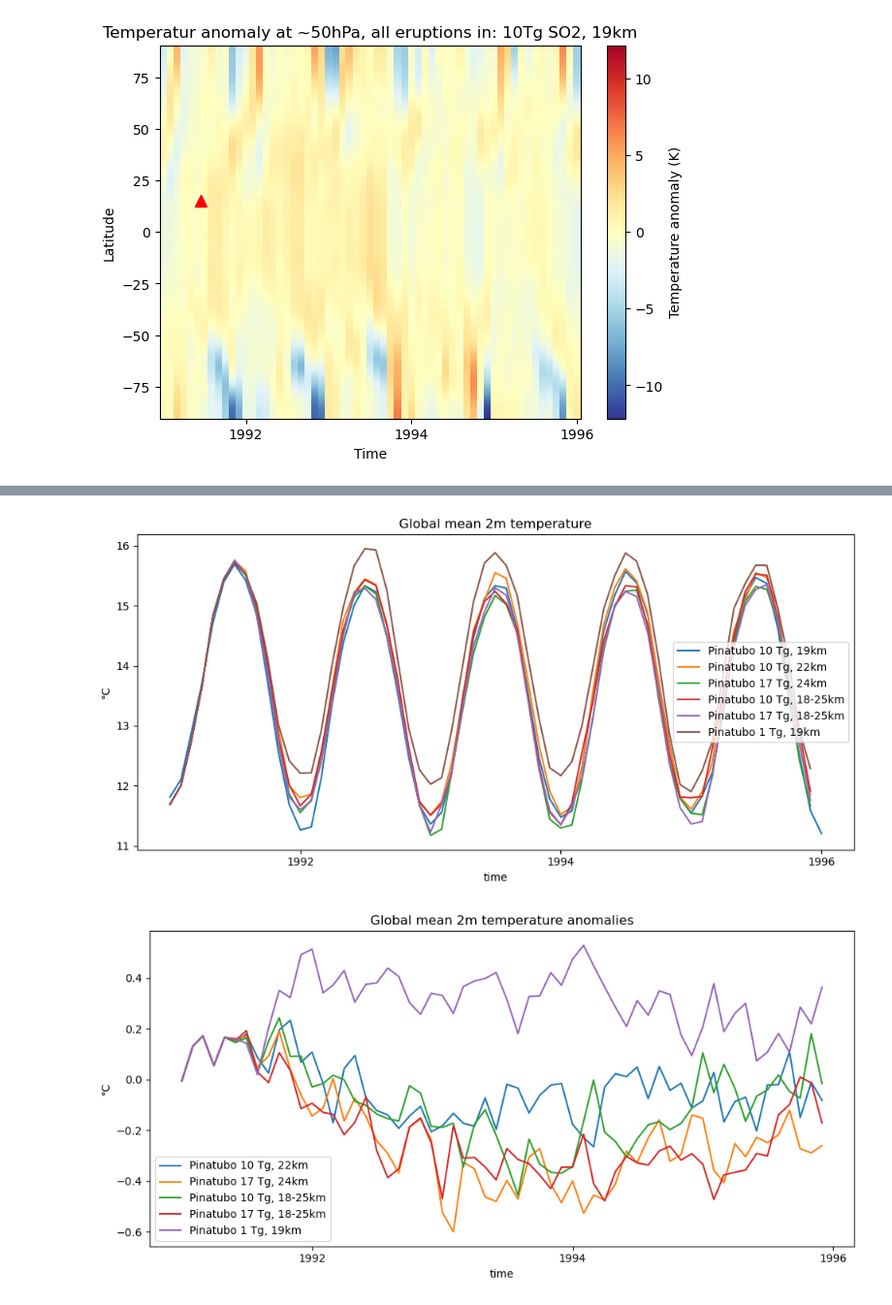
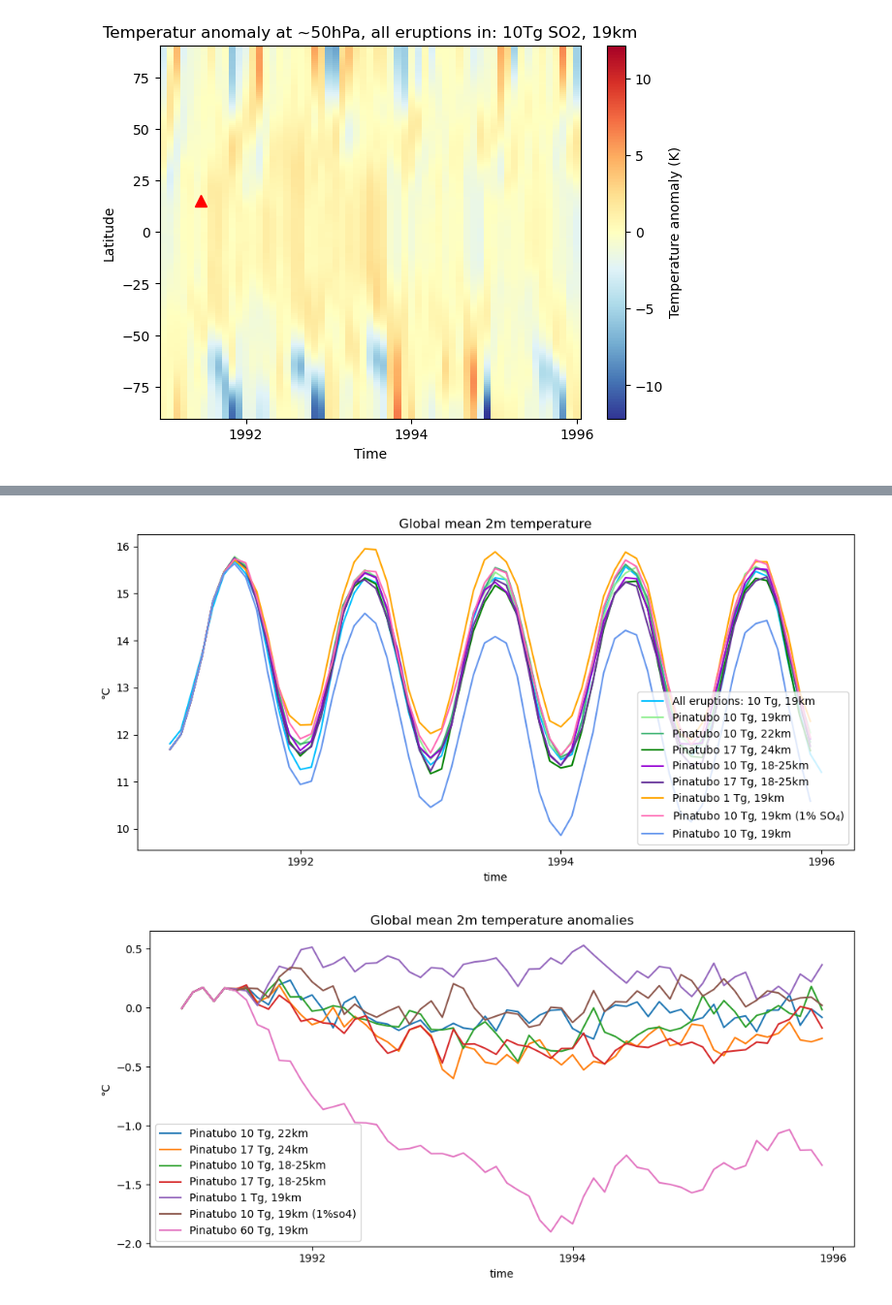
Before and after one commit to EliHHogemo/master_thesis, a Jupyter notebook: climate_responces.ipynb, the cells around one changed output, grey strips where cells are left out. Shown at 97% size. Cells and saved outputs as stored; diff of their text form; code cells hidden in the pictures.

```diff
--- a/climate_responces.ipynb
+++ b/climate_responces.ipynb
@@ -287,11 +272,14 @@ baseline = temp_ctrl.sel(time=slice("1976-01", "1990-12"))
 base = baseline.groupby("time.month").mean("time")
 # %%
 t_19 = ds_19["TREFHT"].sel(time=slice("1991-01", "1996-01"))
+t_19_c = ds_19_c["TREFHT"]
 t_22 = ds_22["TREFHT"]
 t_24 = ds_24["TREFHT"]
 t_1825 = ds_1825["TREFHT"]
 t_1825_17tg = ds_1825_17tg["TREFHT"]
 t_1tg = ds_1tg["TREFHT"]
+t_1pr= ds_1pr["TREFHT"]
+t_60tg = ds_60tg["TREFHT"]
 # %%
 def global_mean(da):
     lat = da["lat"]
@@ -299,20 +287,27 @@ def global_mean(da):
     return da.weighted(weights).mean(dim=("lat", "lon"))
 
 ts_19 = global_mean(t_19) - 273.15
+ts_19_c = global_mean(t_19_c) - 273.15
 ts_22 = global_mean(t_22) - 273.15
 ts_24 = global_mean(t_24) - 273.15
 ts_1825 = global_mean(t_1825) - 273.15
 ts_1825_17tg = global_mean(t_1825_17tg) - 273.15
 ts_1tg = global_mean(t_1tg) - 273.15
+ts_1pr = global_mean(t_1pr) - 273.15
+ts_60tg = global_mean(t_60tg) - 273.15
 # %%
 plt.figure(figsize=(10,5))
 
-plt.plot(ts_19["time"], ts_19, label="Pinatubo 10 Tg, 19km")
-plt.plot(ts_22["time"], ts_22, label="Pinatubo 10 Tg, 22km")
-plt.plot(ts_24["time"], ts_24, label="Pinatubo 17 Tg, 24km")
-plt.plot(ts_1825["time"], ts_1825, label="Pinatubo 10 Tg, 18-25km")
-plt.plot(ts_1825_17tg["time"], ts_1825_17tg, label="Pinatubo 17 Tg, 18-25km")
-plt.plot(ts_1tg["time"], ts_1tg, label="Pinatubo 1 Tg, 19km")
+plt.plot(ts_19["time"], ts_19, color = "deepskyblue", label="All eruptions: 10 Tg, 19km")
+plt.plot(ts_19_c["time"], ts_19_c, color = "lightgreen", label="Pinatubo 10 Tg, 19km")
+plt.plot(ts_22["time"], ts_22, color = "mediumseagreen", label="Pinatubo 10 Tg, 22km")
+plt.plot(ts_24["time"], ts_24, color = "green", label="Pinatubo 17 Tg, 24km")
+plt.plot(ts_1825["time"], ts_1825, color="darkviolet", label="Pinatubo 10 Tg, 18-25km")
+plt.plot(ts_1825_17tg["time"], ts_1825_17tg, color="rebeccapurple", label="Pinatubo 17 Tg, 18-25km")
+plt.plot(ts_1tg["time"], ts_1tg, color="orange", label="Pinatubo 1 Tg, 19km")
+plt.plot(ts_1pr["time"], ts_1pr, color="hotpink", label="Pinatubo 10 Tg, 19km (1% SO$_4$)")
+plt.plot(ts_60tg["time"], ts_60tg, color="cornflowerblue", label="Pinatubo 10 Tg, 19km")
+
 
 plt.xlabel("time")
 plt.ylabel("°C")
@@ -321,7 +316,7 @@ plt.title("Global mean 2m temperature")
 plt.tight_layout()
 plt.show()
 # %% [output]
-[figure, old version]
+[figure, new version]
 # %%
 def anomalies(da, base_monthly):
     return da.groupby("time.month") - base_monthly
@@ -332,6 +327,8 @@ a_24 = anomalies(ts_24, base)
 a_1825 = anomalies(ts_1825, base)
 a_1825_17tg = anomalies(ts_1825_17tg, base)
 a_1tg = anomalies(ts_1tg, base)
+a_1pr = anomalies(ts_1pr, base)
+a_60tg = anomalies(ts_60tg, base)
 
 a_19 = global_mean(a_19)
 a_22 = global_mean(a_22)
@@ -339,24 +336,28 @@ a_24 = global_mean(a_24)
 a_1825 = global_mean(a_1825)
 a_1825_17tg = global_mean(a_1825_17tg)
 a_1tg = global_mean(a_1tg)
+a_1pr = global_mean(a_1pr)
+a_60tg = global_mean(a_60tg)
 # %%
 plt.figure(figsize=(10,5))
 
 #plt.plot(a_19["time"], a_19, label="Pinatubo 10 Tg, 19km")
 plt.plot(a_22["time"], a_22, label="Pinatubo 10 Tg, 22km")
 plt.plot(a_24["time"], a_24, label="Pinatubo 17 Tg, 24km")
 plt.plot(a_1825["time"], a_1825, label="Pinatubo 10 Tg, 18-25km")
 plt.plot(a_1825_17tg["time"], a_1825_17tg, label="Pinatubo 17 Tg, 18-25km")
 plt.plot(a_1tg["time"], a_1tg, label="Pinatubo 1 Tg, 19km")
+plt.plot(a_1pr["time"], a_1pr, label="Pinatubo 10 Tg, 19km (1%so4)")
+plt.plot(a_60tg["time"], a_60tg, label="Pinatubo 60 Tg, 19km")
 
 plt.xlabel("time")
 plt.ylabel("°C")
 plt.legend()
 plt.title("Global mean 2m temperature anomalies")
 plt.tight_layout()
 plt.show()
 # %% [output]
-[figure, old version]
+[figure, new version]
 # %%
 oh_19 = ds_19["OH"].weighted(weighted_lat).mean(dim=["lev", "lat", "lon"])
 oh_19 = oh_19.sel(time=slice("1991-01", "1996-01"))
```
Also changed, not shown: parts of 9 cells of this notebook, 4 other files.
